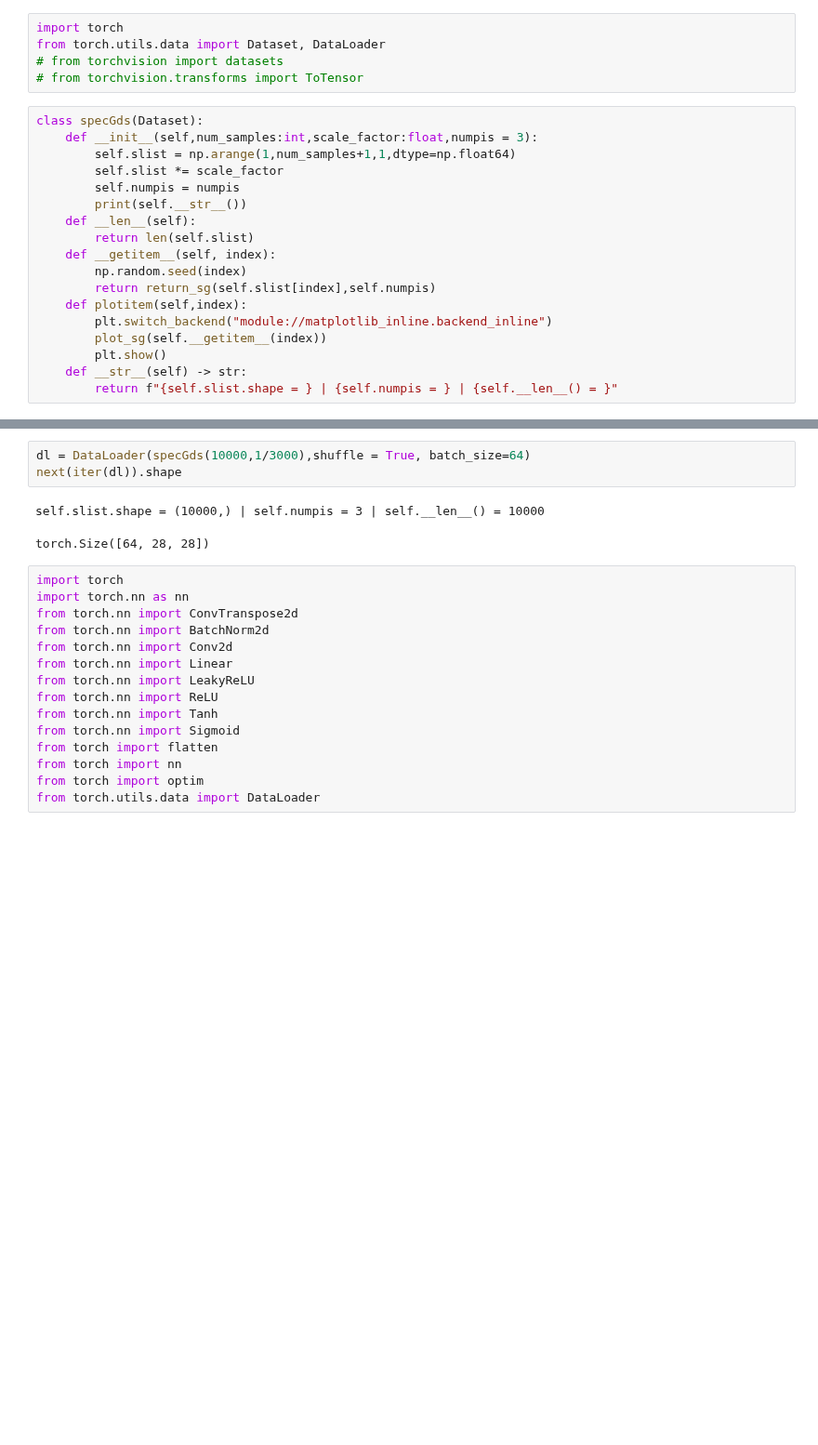
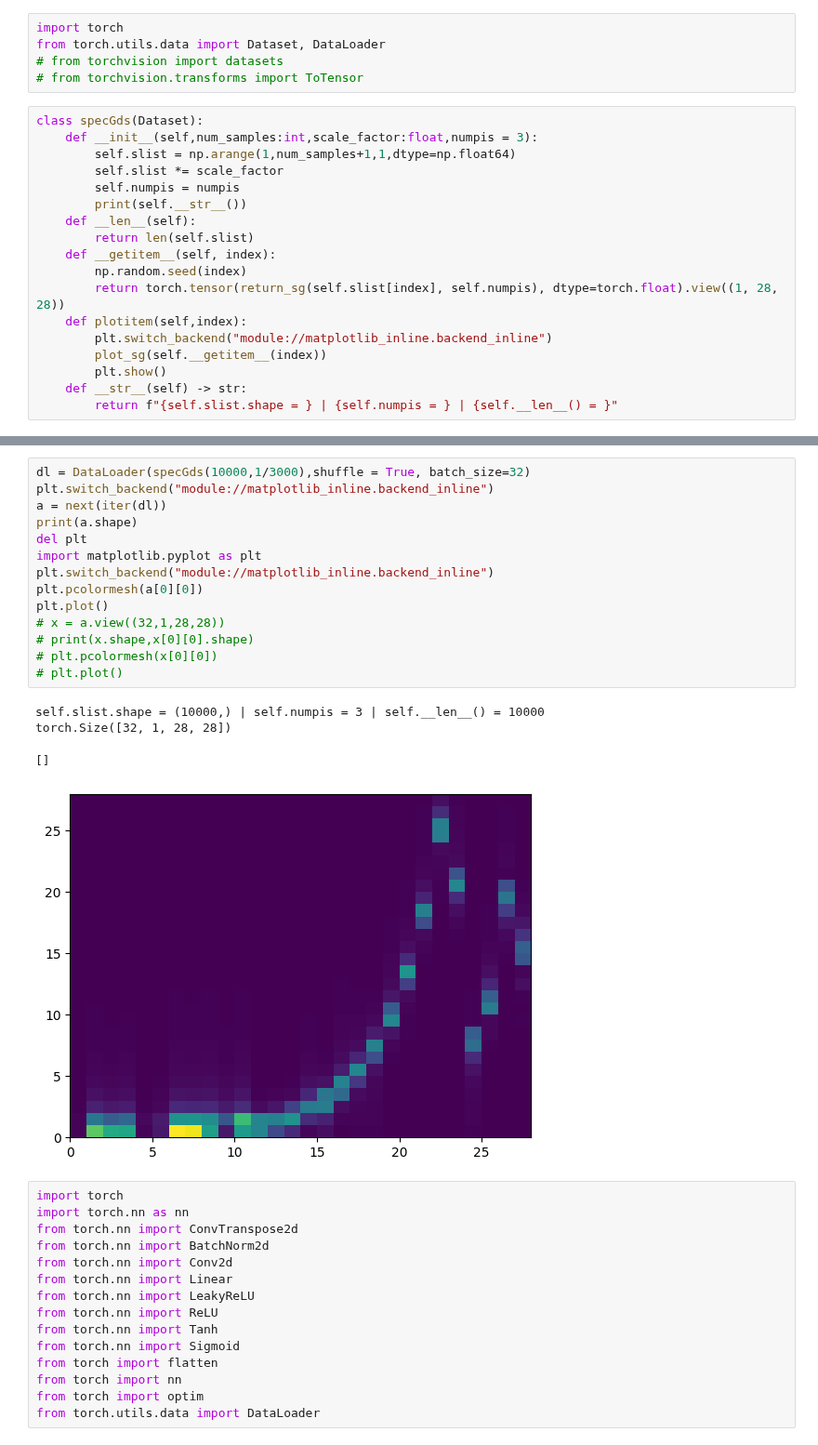
Before and after one commit to aashraychegu/testing_grounds, a Jupyter notebook: ready/gan_test.ipynb, the cells around one changed output, grey strips where cells are left out. Shown at 93% size. Drawn from its saved outputs; the diff is of its cells as text; blank space fills up the shorter version.

Commit message:
creating  a working version of the GAN - problems are that the dataloader is bugging out and only works it a multiple ofthe batch size.

```diff
--- a/ready/gan_test.ipynb
+++ b/ready/gan_test.ipynb
@@ -77,7 +77,7 @@ class specGds(Dataset):
         return len(self.slist)
     def __getitem__(self, index):
         np.random.seed(index)
-        return return_sg(self.slist[index],self.numpis)
+        return torch.tensor(return_sg(self.slist[index], self.numpis), dtype=torch.float).view((1, 28, 28))
     def plotitem(self,index):
         plt.switch_backend("module://matplotlib_inline.backend_inline")
         plot_sg(self.__getitem__(index))
@@ -93,9 +94,22 @@ self.slist.shape = (1000,) | self.numpis = 3 | self.__len__() = 1000
-# %%
-dl = DataLoader(specGds(10000,1/3000),shuffle = True, batch_size=64)
-next(iter(dl)).shape
-# %% [output]
-self.slist.shape = (10000,) | self.numpis = 3 | self.__len__() = 10000
-torch.Size([64, 28, 28])
+# %%
+dl = DataLoader(specGds(10000,1/3000),shuffle = True, batch_size=32)
+plt.switch_backend("module://matplotlib_inline.backend_inline")
+a = next(iter(dl))
+print(a.shape)
+del plt
+import matplotlib.pyplot as plt
+plt.switch_backend("module://matplotlib_inline.backend_inline")
+plt.pcolormesh(a[0][0])
+plt.plot()
+# x = a.view((32,1,28,28))
+# print(x.shape,x[0][0].shape)
+# plt.pcolormesh(x[0][0])
+# plt.plot()
+# %% [output]
+self.slist.shape = (10000,) | self.numpis = 3 | self.__len__() = 10000
+torch.Size([32, 1, 28, 28])
+[]
+[figure, added]
 # %%
 import torch
 import torch.nn as nn
```
Also changed, not shown: parts of 6 cells of this notebook, 1 other file.
